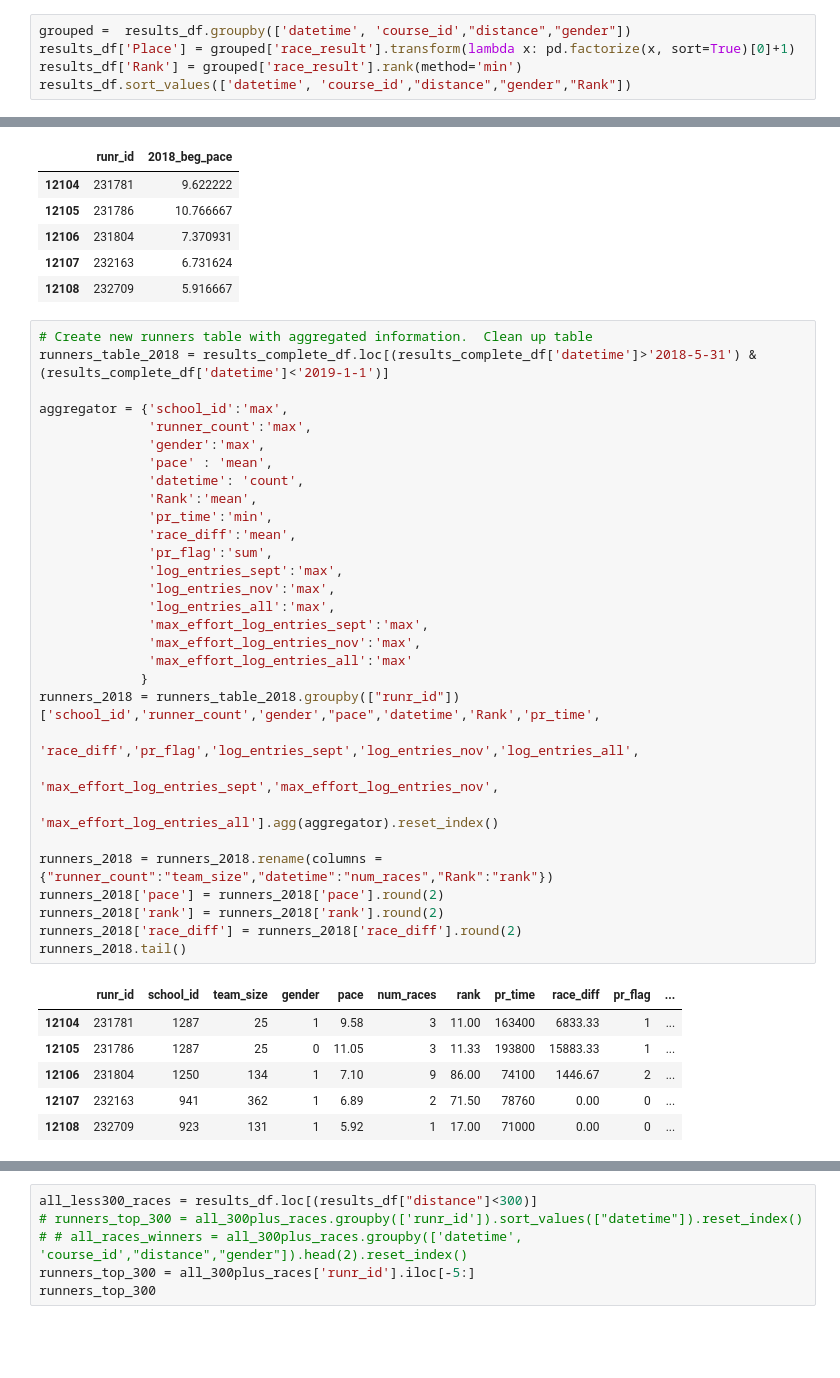
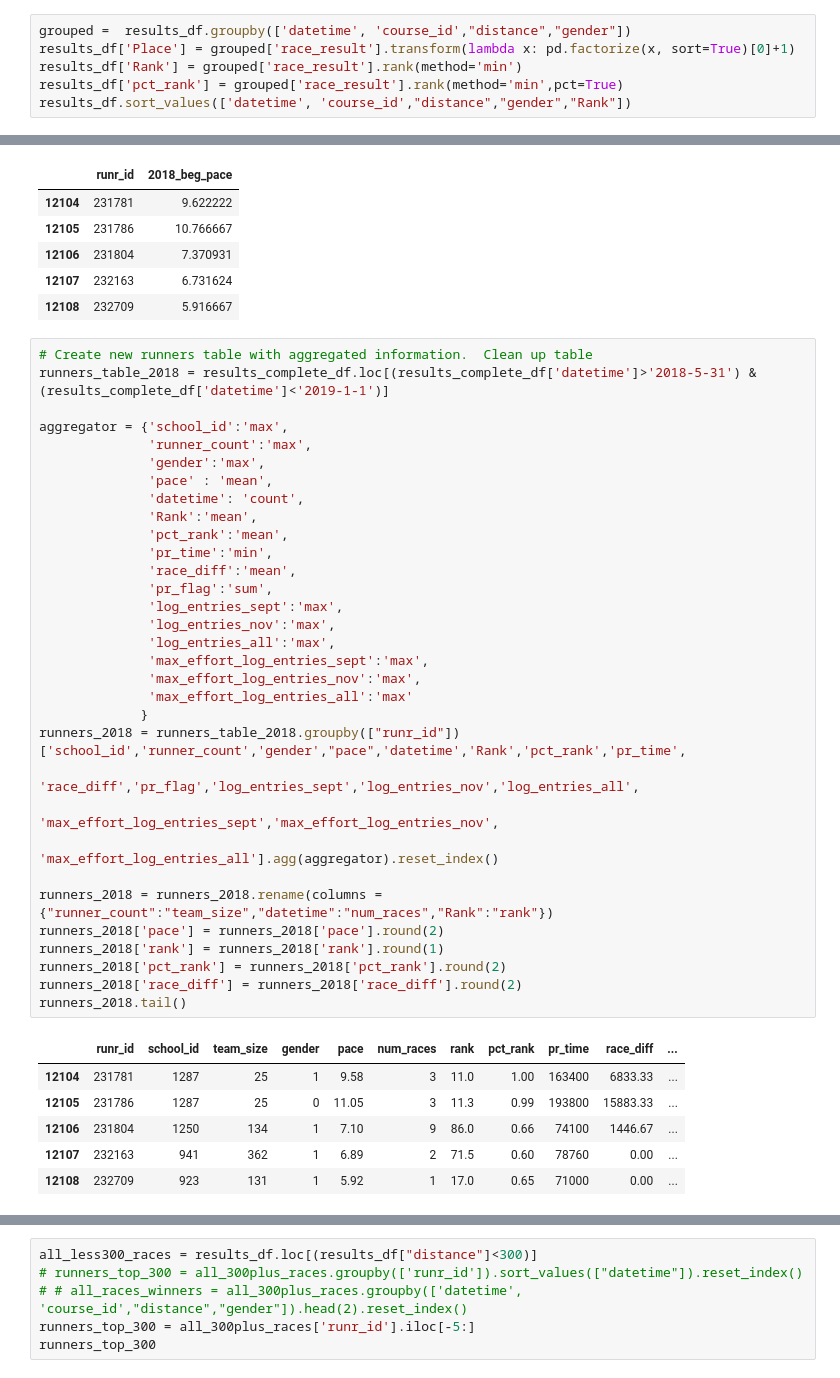
Before and after one commit to DRBrenner/race_performance_final, a Jupyter notebook: runner_table_creation.ipynb, the cells around one changed output, grey strips where cells are left out. Saved outputs shown, nothing was run; the diff lists cells and outputs as text; blank space fills up the shorter version.

```diff
--- a/runner_table_creation.ipynb
+++ b/runner_table_creation.ipynb
@@ -206,6 +206,7 @@ results_df.head()
 grouped =  results_df.groupby(['datetime', 'course_id',"distance","gender"])
 results_df['Place'] = grouped['race_result'].transform(lambda x: pd.factorize(x, sort=True)[0]+1)
 results_df['Rank'] = grouped['race_result'].rank(method='min')
+results_df['pct_rank'] = grouped['race_result'].rank(method='min',pct=True)
 results_df.sort_values(['datetime', 'course_id',"distance","gender","Rank"])
 # %% [output]
 |  | index | id | meet_date | runr_id | school_id | gender | race_result | pr_time | pr_flag | goal_time | ... |
@@ -432,40 +446,42 @@ runner_race_counts_beg.tail()
 # %%
 # Create new runners table with aggregated information.  Clean up table
 runners_table_2018 = results_complete_df.loc[(results_complete_df['datetime']>'2018-5-31') & (results_complete_df['datetime']<'2019-1-1')]
 
 aggregator = {'school_id':'max',
               'runner_count':'max',
               'gender':'max',
               'pace' : 'mean',
               'datetime': 'count',
               'Rank':'mean',
+              'pct_rank':'mean',
               'pr_time':'min',
               'race_diff':'mean',
               'pr_flag':'sum',
               'log_entries_sept':'max',
               'log_entries_nov':'max',
               'log_entries_all':'max',
               'max_effort_log_entries_sept':'max',
               'max_effort_log_entries_nov':'max',
               'max_effort_log_entries_all':'max'
              }
-runners_2018 = runners_table_2018.groupby(["runr_id"])['school_id','runner_count','gender',"pace",'datetime','Rank','pr_time',
+runners_2018 = runners_table_2018.groupby(["runr_id"])['school_id','runner_count','gender',"pace",'datetime','Rank','pct_rank','pr_time',
                                                            'race_diff','pr_flag','log_entries_sept','log_entries_nov','log_entries_all',
                                                           'max_effort_log_entries_sept','max_effort_log_entries_nov',
                                                           'max_effort_log_entries_all'].agg(aggregator).reset_index()
 
 runners_2018 = runners_2018.rename(columns = {"runner_count":"team_size","datetime":"num_races","Rank":"rank"})
 runners_2018['pace'] = runners_2018['pace'].round(2)
-runners_2018['rank'] = runners_2018['rank'].round(2)
+runners_2018['rank'] = runners_2018['rank'].round(1)
+runners_2018['pct_rank'] = runners_2018['pct_rank'].round(2)
 runners_2018['race_diff'] = runners_2018['race_diff'].round(2)
 runners_2018.tail()
 # %% [output]
-|  | runr_id | school_id | team_size | gender | pace | num_races | rank | pr_time | race_diff | pr_flag | ... |
-| 12104 | 231781 | 1287 | 25 | 1 | 9.58 | 3 | 11.00 | 163400 | 6833.33 | 1 | ... |
-| 12105 | 231786 | 1287 | 25 | 0 | 11.05 | 3 | 11.33 | 193800 | 15883.33 | 1 | ... |
-| 12106 | 231804 | 1250 | 134 | 1 | 7.10 | 9 | 86.00 | 74100 | 1446.67 | 2 | ... |
-| 12107 | 232163 | 941 | 362 | 1 | 6.89 | 2 | 71.50 | 78760 | 0.00 | 0 | ... |
-| 12108 | 232709 | 923 | 131 | 1 | 5.92 | 1 | 17.00 | 71000 | 0.00 | 0 | ... |
+|  | runr_id | school_id | team_size | gender | pace | num_races | rank | pct_rank | pr_time | race_diff | ... |
+| 12104 | 231781 | 1287 | 25 | 1 | 9.58 | 3 | 11.0 | 1.00 | 163400 | 6833.33 | ... |
+| 12105 | 231786 | 1287 | 25 | 0 | 11.05 | 3 | 11.3 | 0.99 | 193800 | 15883.33 | ... |
+| 12106 | 231804 | 1250 | 134 | 1 | 7.10 | 9 | 86.0 | 0.66 | 74100 | 1446.67 | ... |
+| 12107 | 232163 | 941 | 362 | 1 | 6.89 | 2 | 71.5 | 0.60 | 78760 | 0.00 | ... |
+| 12108 | 232709 | 923 | 131 | 1 | 5.92 | 1 | 17.0 | 0.65 | 71000 | 0.00 | ... |
 # %%
 # Merge runner tables
 runners_2018_complete = pd.merge(pd.merge(runner_race_counts_beg,runner_race_counts_end,on='runr_id'),runners_2018,on='runr_id')
```
Also changed, not shown: parts of 9 cells of this notebook, 16 other files.
